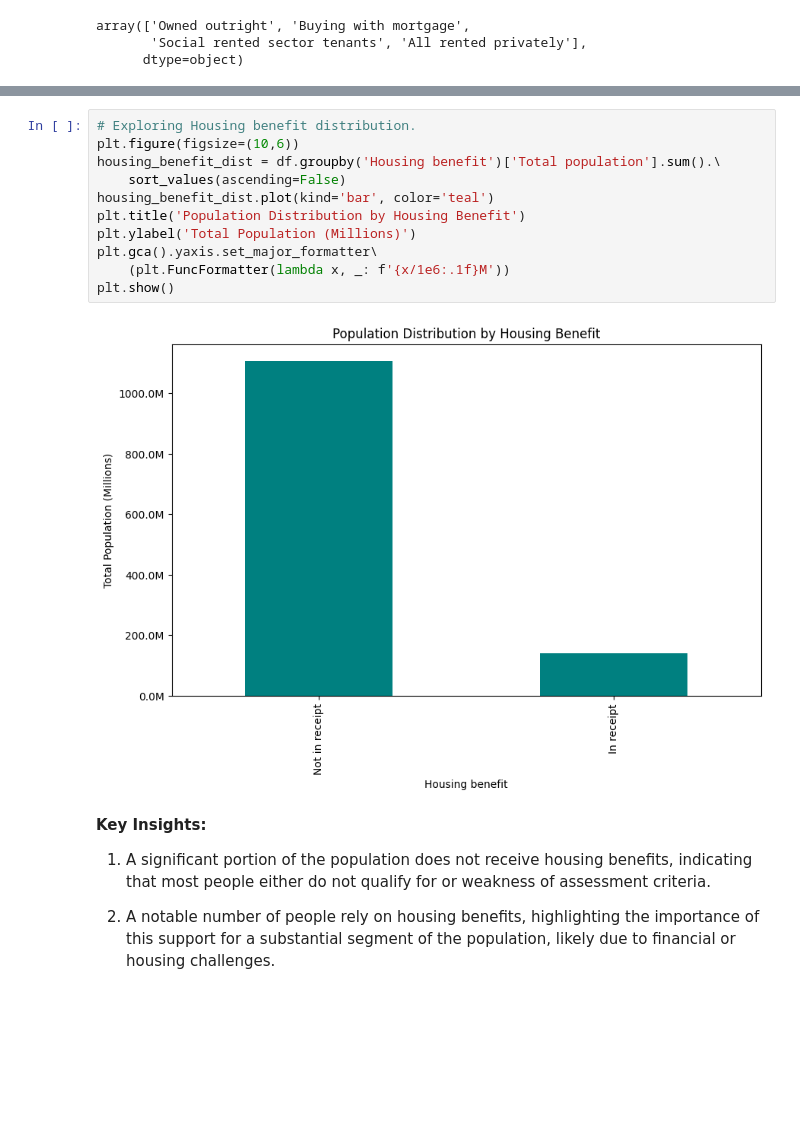
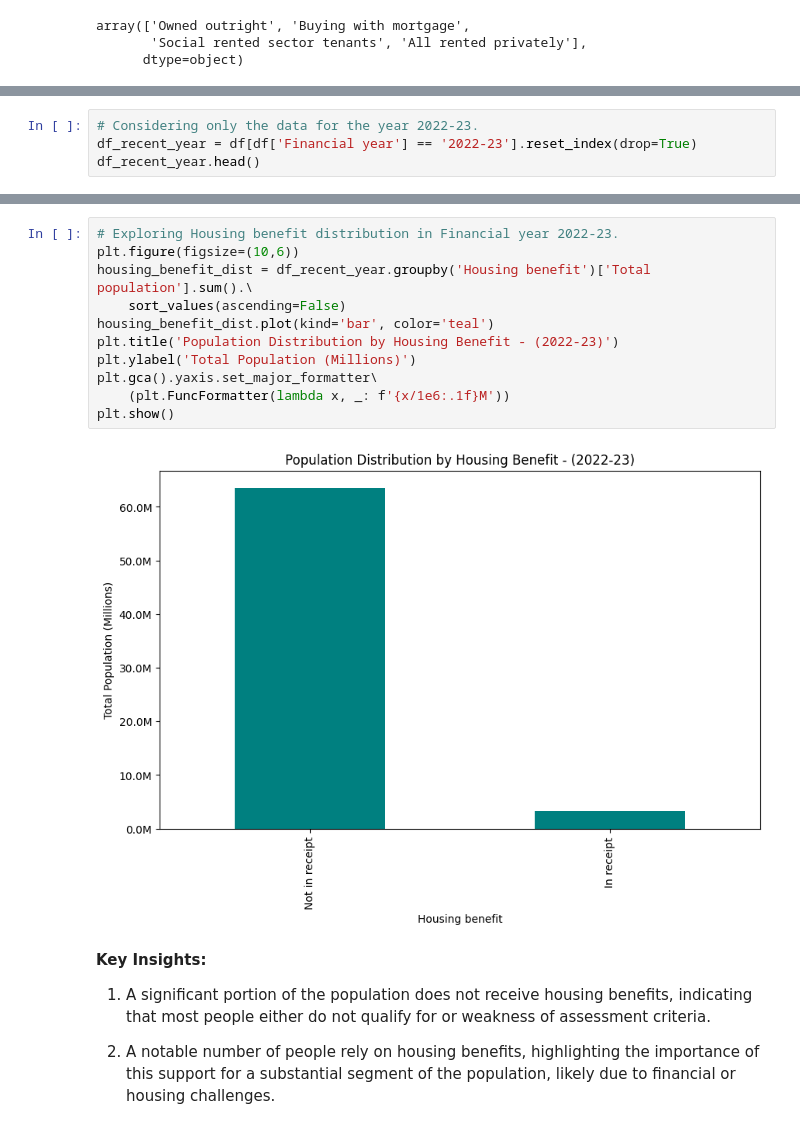
Before and after one commit to DhammikePremachandra/Housing_Tenure_and_Poverty, a Jupyter notebook: Tenure_and_Poverty.ipynb, the cells around one changed output, grey strips where cells are left out. Saved outputs shown, nothing was run; the diff lists cells and outputs as text; blank space fills up the shorter version.

```diff
--- a/Tenure_and_Poverty.ipynb
+++ b/Tenure_and_Poverty.ipynb
@@ -388,3 +388,7 @@ df.head()
 | 2 | 2002-03 | Not in low income | Not in low income | Not in receipt | Owned outright | Yorkshire and The Humber | ... |
 | 3 | 2002-03 | Not in low income | Not in low income | Not in receipt | Owned outright | East Midlands | ... |
 | 4 | 2002-03 | Not in low income | Not in low income | Not in receipt | Owned outright | West Midlands | ... |
+# %%
+# Considering only the data for the year 2022-23.
+df_recent_year = df[df['Financial year'] == '2022-23'].reset_index(drop=True)
+df_recent_year.head()
@@ -409,16 +420,16 @@ plt.show()
 # %%
-# Exploring Housing benefit distribution.
+# Exploring Housing benefit distribution in Financial year 2022-23.
 plt.figure(figsize=(10,6))
-housing_benefit_dist = df.groupby('Housing benefit')['Total population'].sum().\
+housing_benefit_dist = df_recent_year.groupby('Housing benefit')['Total population'].sum().\
     sort_values(ascending=False)
 housing_benefit_dist.plot(kind='bar', color='teal')
-plt.title('Population Distribution by Housing Benefit')
+plt.title('Population Distribution by Housing Benefit - (2022-23)')
 plt.ylabel('Total Population (Millions)')
 plt.gca().yaxis.set_major_formatter\
     (plt.FuncFormatter(lambda x, _: f'{x/1e6:.1f}M'))
 plt.show()
 # %% [output]
-[figure, old version]
+[figure, new version]
 # %% [markdown]
 **Key Insights:**
 1. A significant portion of the population does not receive housing benefits, indicating that most people either do not qualify for or weakness of assessment criteria.
```
Also changed, not shown: parts of 22 cells of this notebook.
